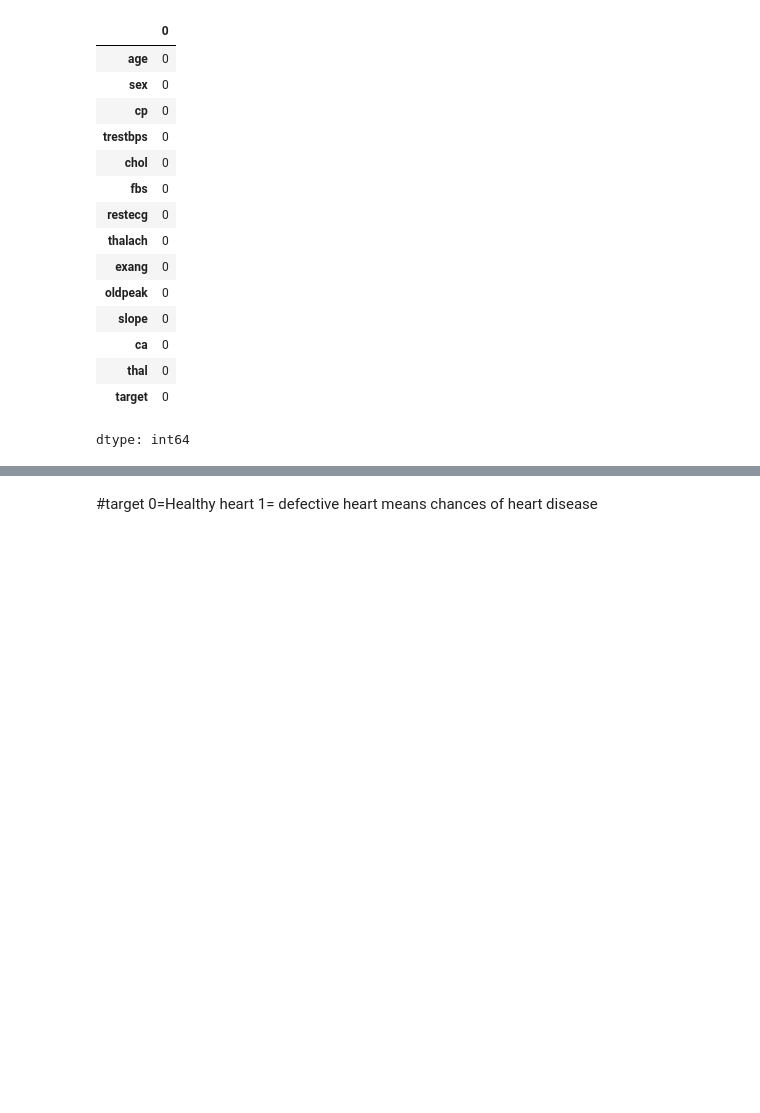
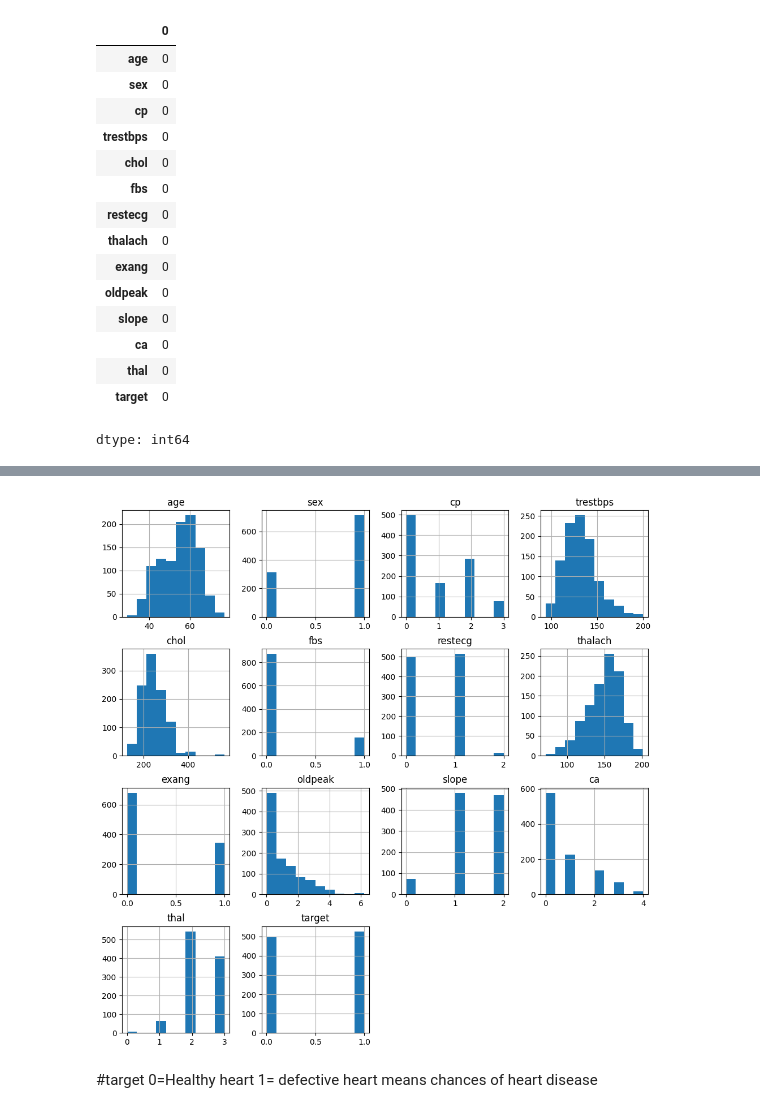
Before and after one commit to Manvd/Heart-disease-prediction-, a Jupyter notebook: Heart_rate_prediction.ipynb, the cells around one changed output, grey strips where cells are left out. Drawn from its saved outputs; the diff is of its cells as text; code cells hidden in the pictures; blank space fills up the shorter version.

```diff
--- a/Heart_rate_prediction.ipynb
+++ b/Heart_rate_prediction.ipynb
@@ -142,3 +95,8 @@ heart_data.describe()
+# %%
+heart_data.hist(figsize=(12,12))
+plt.savefig('featuresplot')
+# %% [output]
+[figure, added]
 # %% [markdown]
 #target
 0=Healthy heart
```
Also changed, not shown: parts of 31 cells of this notebook, 3 other files.
